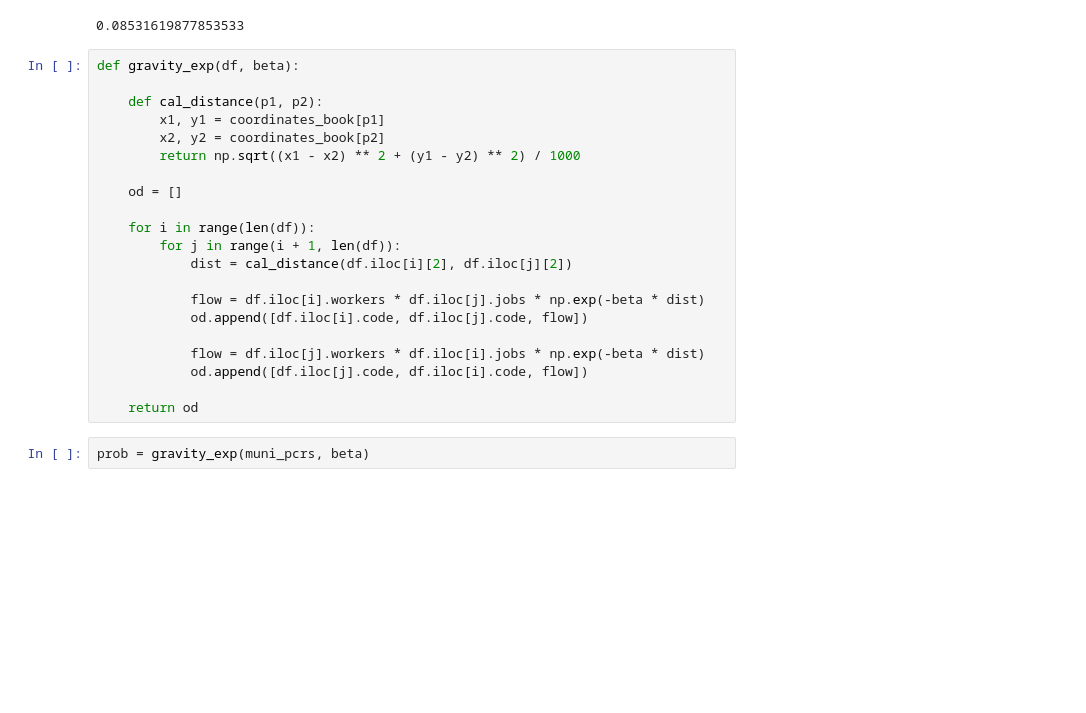
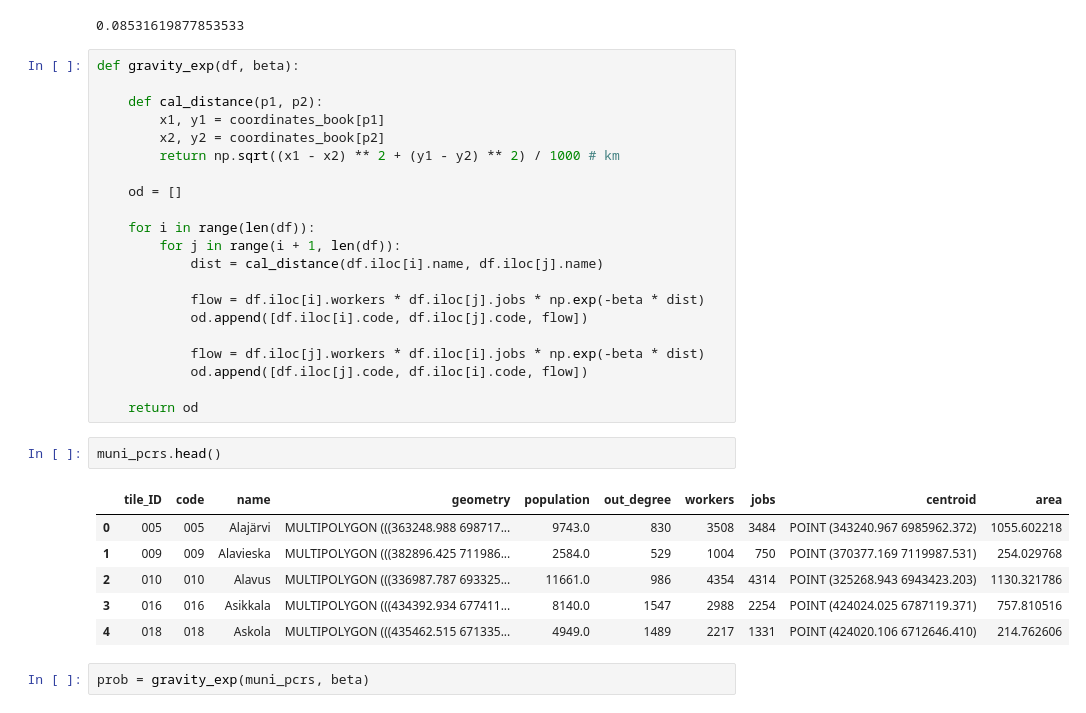
Before and after one commit to SaraHeydari/dynamic-mobility, a Jupyter notebook: gravity_models.ipynb, the cells around one changed output. Cells and saved outputs as stored; diff of their text form; blank space fills up the shorter version.

```diff
--- a/gravity_models.ipynb
+++ b/gravity_models.ipynb
@@ -170,13 +193,13 @@ def gravity_exp(df, beta):
     def cal_distance(p1, p2):
         x1, y1 = coordinates_book[p1]
         x2, y2 = coordinates_book[p2]
-        return np.sqrt((x1 - x2) ** 2 + (y1 - y2) ** 2) / 1000
+        return np.sqrt((x1 - x2) ** 2 + (y1 - y2) ** 2) / 1000 # km
 
     od = []
 
     for i in range(len(df)):
         for j in range(i + 1, len(df)):
-            dist = cal_distance(df.iloc[i][2], df.iloc[j][2])
+            dist = cal_distance(df.iloc[i].name, df.iloc[j].name)
 
             flow = df.iloc[i].workers * df.iloc[j].jobs * np.exp(-beta * dist)
             od.append([df.iloc[i].code, df.iloc[j].code, flow])
@@ -185,6 +208,15 @@ def gravity_exp(df, beta):
             od.append([df.iloc[j].code, df.iloc[i].code, flow])
 
     return od
+# %%
+muni_pcrs.head()
+# %% [output]
+|  | tile_ID | code | name | geometry | population | out_degree | workers | jobs | centroid | area |
+| 0 | 005 | 005 | Alajärvi | MULTIPOLYGON (((363248.988 698717... | 9743.0 | 830 | 3508 | 3484 | POINT (343240.967 6985962.372) | 1055.602218 |
+| 1 | 009 | 009 | Alavieska | MULTIPOLYGON (((382896.425 711986... | 2584.0 | 529 | 1004 | 750 | POINT (370377.169 7119987.531) | 254.029768 |
+| 2 | 010 | 010 | Alavus | MULTIPOLYGON (((336987.787 693325... | 11661.0 | 986 | 4354 | 4314 | POINT (325268.943 6943423.203) | 1130.321786 |
+| 3 | 016 | 016 | Asikkala | MULTIPOLYGON (((434392.934 677411... | 8140.0 | 1547 | 2988 | 2254 | POINT (424024.025 6787119.371) | 757.810516 |
+| 4 | 018 | 018 | Askola | MULTIPOLYGON (((435462.515 671335... | 4949.0 | 1489 | 2217 | 1331 | POINT (424020.106 6712646.410) | 214.762606 |
 # %%
 prob = gravity_exp(muni_pcrs, beta)
 # %%
```
Also changed, not shown: parts of 5 cells of this notebook, 1 other file.
